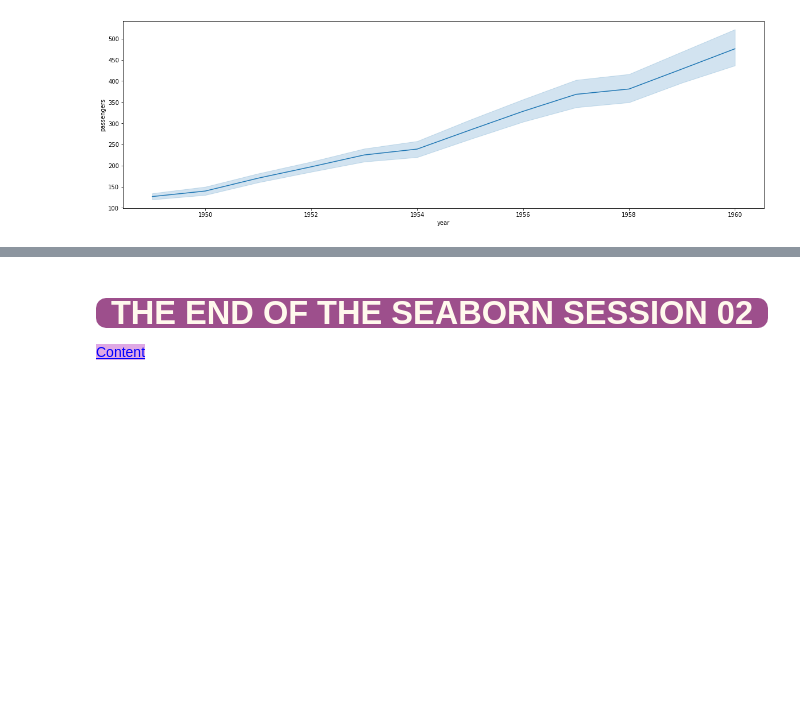
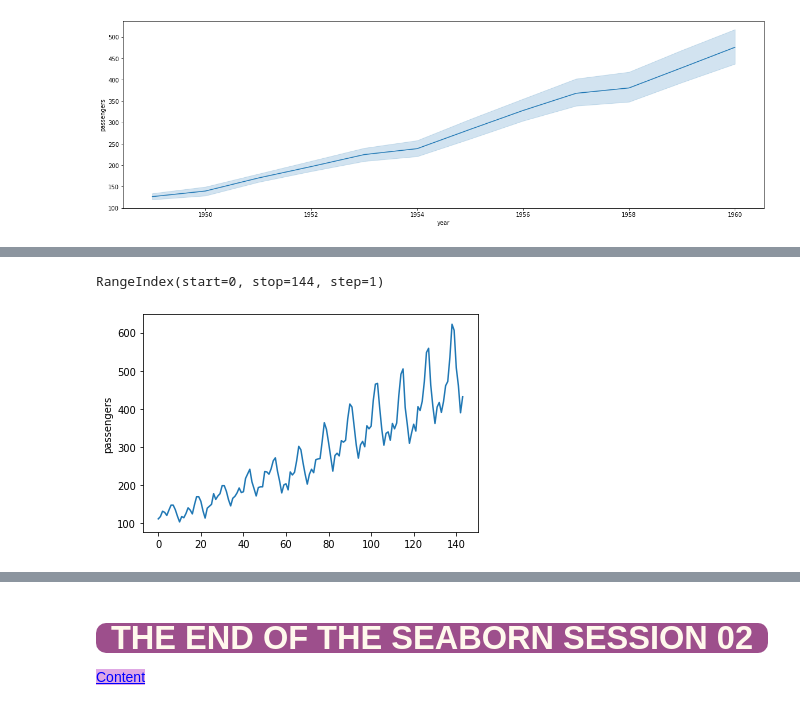
Before and after one commit to Bir01/02_DATA_SCIENCE_DATA_ANALYTICS_MODULE, a Jupyter notebook: 3- Classes_Labs/3. DVwPY/DVwPy_S04_Seaborn_Part02-Student-Copy1.ipynb, the cells around one changed output, grey strips where cells are left out. Cells and saved outputs as stored; diff of their text form; code cells hidden in the pictures; blank space fills up the shorter version.

```diff
--- a/3- Classes_Labs/3. DVwPY/DVwPy_S04_Seaborn_Part02-Student-Copy1.ipynb
+++ b/3- Classes_Labs/3. DVwPY/DVwPy_S04_Seaborn_Part02-Student-Copy1.ipynb
@@ -1087,3 +1087,6 @@ plt.figure(figsize=(20,6))                          #gölgeler ci dir, güven ar
 sns.lineplot(data=flights, x="year", y="passengers");
 # %% [output]
 [figure]
+# %%
+f_sum=flights.groupby(["year", "month"]).sum()   #lazy object üretir
+f_sum
@@ -1089,0 +1108,8 @@ sns.lineplot(data=flights, x="year", y="passengers");
+# %%
+f_sum.reset_index().index
+# %% [output]
+RangeIndex(start=0, stop=144, step=1)
+# %%
+sns.lineplot(x=f_sum.reset_index().index, y=f_sum.passengers);
+# %% [output]
+[figure, added]
```
Also changed, not shown: parts of 18 cells of this notebook, 1 other file.
